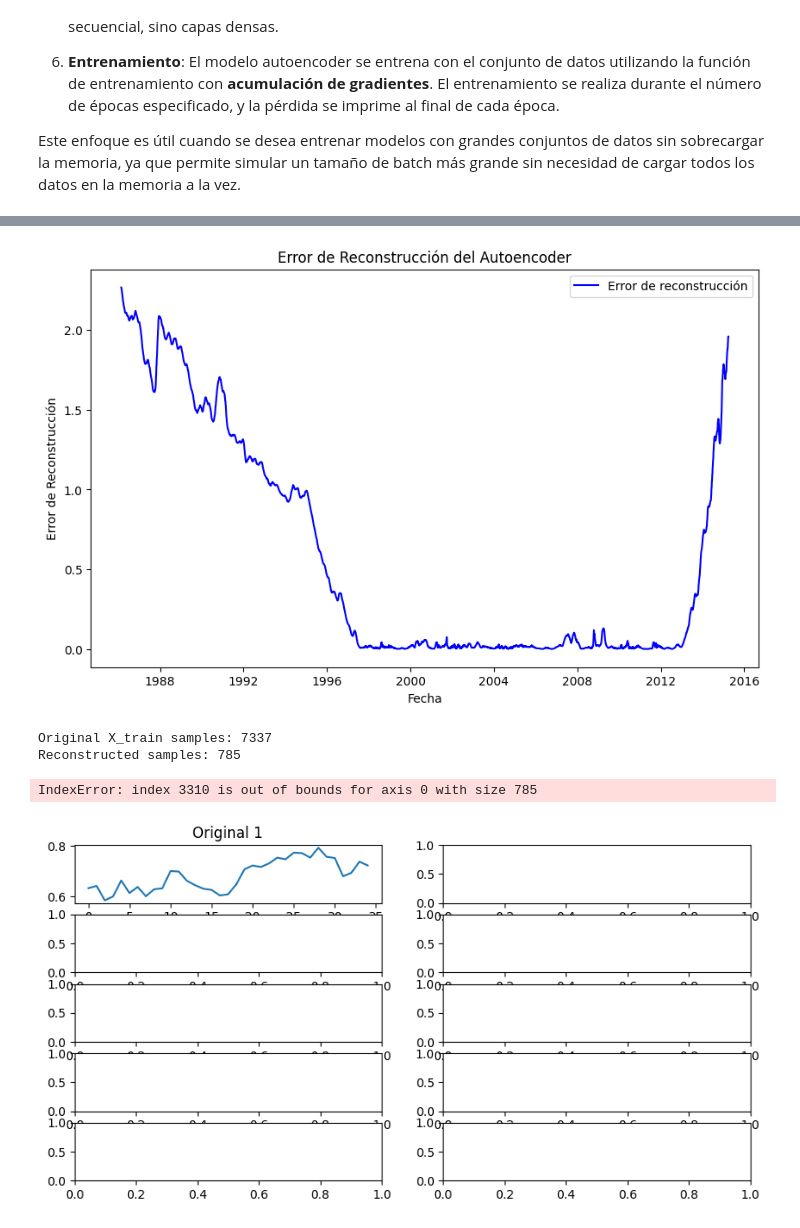
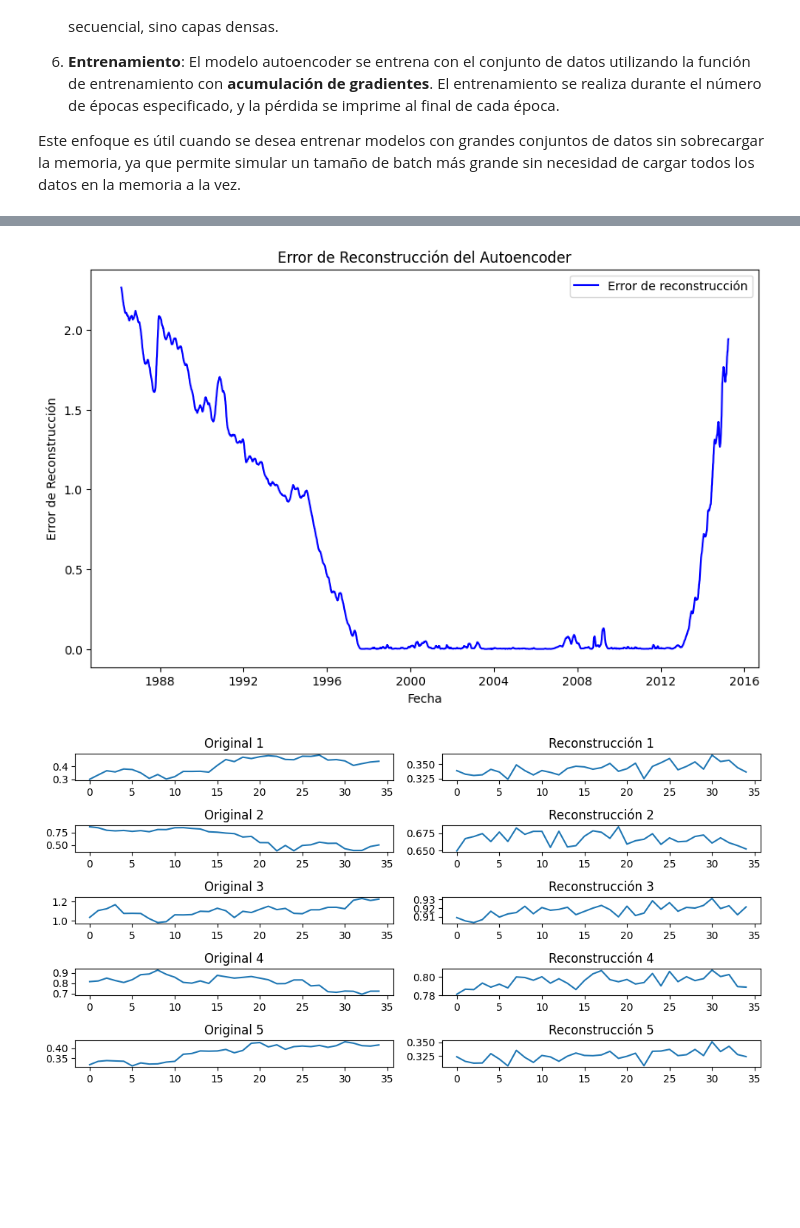
Before and after one commit to RicardoLoperaV/AutoVisionClust, a Jupyter notebook: Anomaly Detection/Anomaly_Detection.ipynb, the cells around one changed output, grey strips where cells are left out. Drawn from its saved outputs; the diff is of its cells as text; code cells hidden in the pictures; blank space fills up the shorter version.

```diff
--- a/Anomaly Detection/Anomaly_Detection.ipynb
+++ b/Anomaly Detection/Anomaly_Detection.ipynb
@@ -118,22 +118,22 @@ Este enfoque es útil cuando se desea entrenar modelos con grandes conjuntos de
 # Configuración para autoencoder
 BATCH_SIZE = 64
 ACCUMULATION_STEPS = 4
-EPOCHS = 10
-ENCODING_DIM = 16
+EPOCHS = 30
+ENCODING_DIM = 32
 
 # Modelo Autoencoder para datos de series temporales
 def create_autoencoder(input_dim, encoding_dim=16):
     # Encoder
     encoder = Sequential([
-        Dense(64, activation='relu', input_shape=(input_dim,)),
-        Dense(32, activation='relu'),
+        Dense(128, activation='relu', input_shape=(input_dim,)),
+        Dense(64, activation='relu'),
         Dense(encoding_dim, activation='relu')
     ])
 
     # Decoder
     decoder = Sequential([
-        Dense(32, activation='relu', input_shape=(encoding_dim,)),
-        Dense(64, activation='relu'),
+        Dense(64, activation='relu', input_shape=(encoding_dim,)),
+        Dense(128, activation='relu'),
         Dense(input_dim, activation='sigmoid')
     ])
 
@@ -232,34 +239,27 @@ plt.ylabel('Error de Reconstrucción')
 plt.legend()
 plt.show()
 # %% [output]
-[figure, old version]
+[figure, new version]
-# %%
-print(f"Original X_train samples: {X_train.shape[0]}")
-print(f"Reconstructed samples: {reconstructed.shape[0]}")
-# %% [output]
-Original X_train samples: 7337
-Reconstructed samples: 785
 # %%
 import matplotlib.pyplot as plt
 
-# Seleccionar un subconjunto de las muestras para graficar
+# Seleccionar un número de muestras aleatorias dentro del rango de las predicciones
 n_samples = 5  # Número de muestras a graficar
-sample_idx = np.random.choice(len(X_train), n_samples, replace=False)
+sample_idx = np.random.choice(reconstructed_train.shape[0], n_samples, replace=False)
 
 # Graficar las muestras originales y las reconstruidas
 fig, axes = plt.subplots(n_samples, 2, figsize=(10, 5))
 
 for i, idx in enumerate(sample_idx):
     # Entrada original (reshape a (35,) para visualización)
-    axes[i, 0].plot(X_train[idx].reshape(35,), label='Original')
+    axes[i, 0].plot(X_train_flat[idx].reshape(35,), label='Original')
     axes[i, 0].set_title(f'Original {i+1}')
 
     # Reconstrucción (reshape a (35,) para visualización)
-    axes[i, 1].plot(reconstructed[idx].reshape(35,), label='Reconstrucción')
+    axes[i, 1].plot(reconstructed_train[idx].reshape(35,), label='Reconstrucción')
     axes[i, 1].set_title(f'Reconstrucción {i+1}')
 
 plt.tight_layout()
 plt.show()
 # %% [output]
-IndexError: index 3310 is out of bounds for axis 0 with size 785
-[figure, old version]
+[figure, new version]
```
Also changed, not shown: parts of 2 cells of this notebook.
